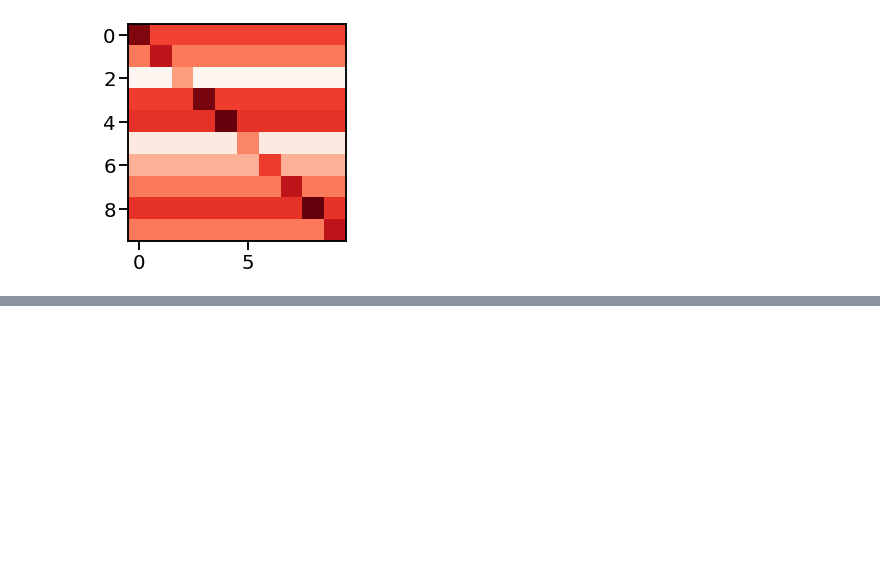
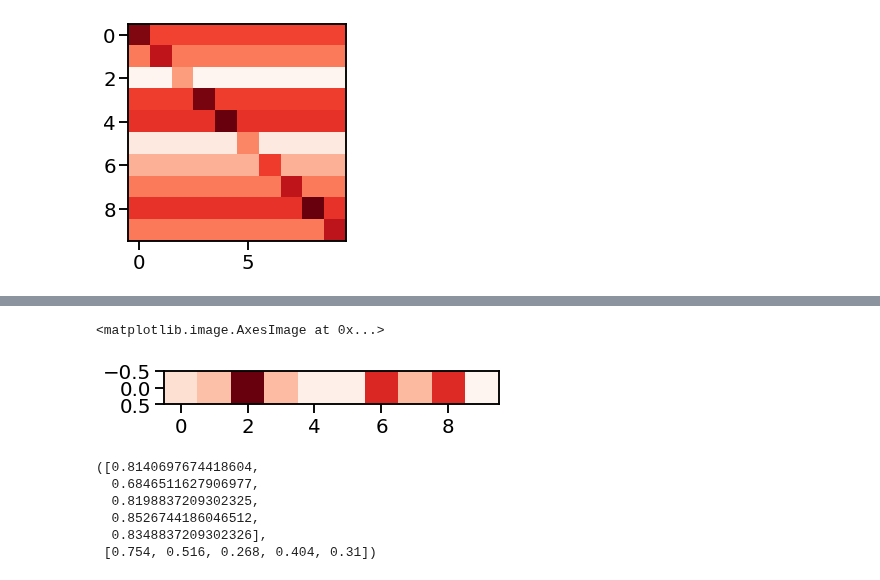
Before and after one commit to muhammadyaseen/vae-disentanglement, a Jupyter notebook: notebooks/PerturbationTesting.ipynb, the cells around one changed output, grey strips where cells are left out. Drawn from its saved outputs; the diff is of its cells as text; code cells hidden in the pictures; blank space fills up the shorter version.

```diff
--- a/notebooks/PerturbationTesting.ipynb
+++ b/notebooks/PerturbationTesting.ipynb
@@ -188,0 +309,14 @@ plt.imshow(diffs[2][2].cpu().numpy().T, cmap='Reds')
+# %%
+plt.imshow(feature_imps_cat[1].reshape(1,10), cmap='Reds')
+# %% [output]
+<matplotlib.image.AxesImage at 0x...>
+[figure, added]
+# %%
+train_acc, test_acc
+# %% [output]
+([0.8140697674418604,
+  0.6846511627906977,
+  0.8198837209302325,
+  0.8526744186046512,
+  0.8348837209302326],
+ [0.754, 0.516, 0.268, 0.404, 0.31])
```
Also changed, not shown: parts of 27 cells of this notebook, 7 other files.
